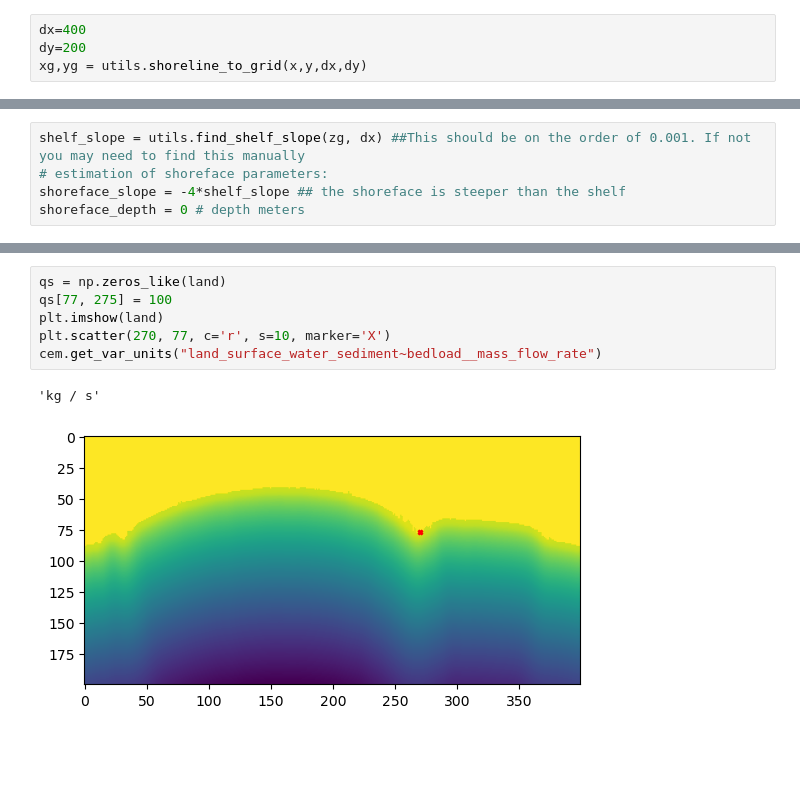
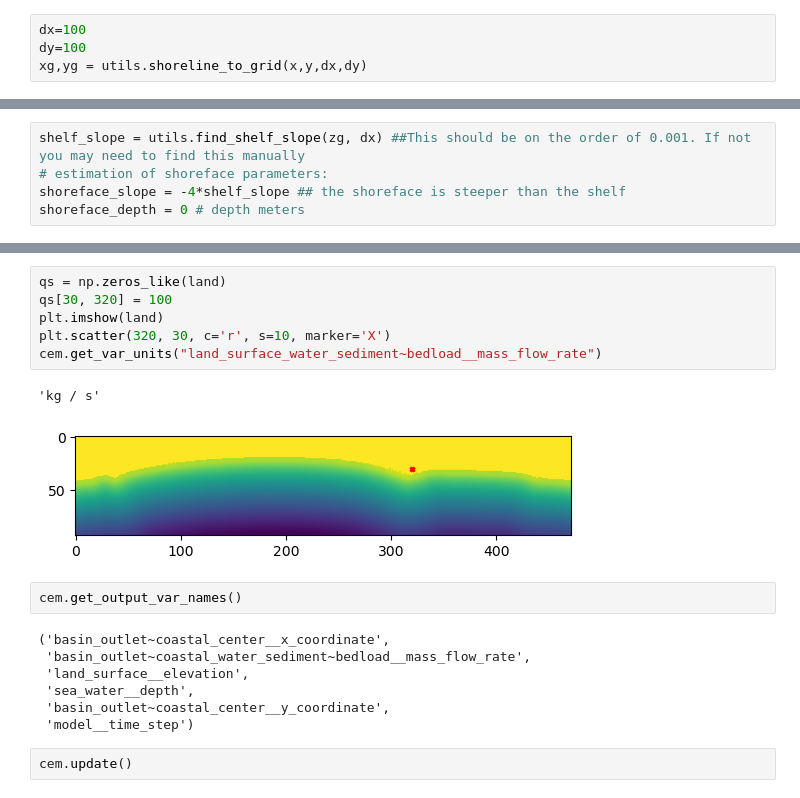
Before and after one commit to csdms-espin/coastal2025, a Jupyter notebook: intermediate_notebooks/rtm_CEM_final_tests.ipynb, the cells around one changed output, grey strips where cells are left out. Cells and saved outputs as stored; diff of their text form; blank space fills up the shorter version.

```diff
--- a/intermediate_notebooks/rtm_CEM_final_tests.ipynb
+++ b/intermediate_notebooks/rtm_CEM_final_tests.ipynb
@@ -54,8 +54,8 @@ plt.scatter(x,y, s=1)
 <matplotlib.collections.PathCollection at 0x...>
 [figure]
 # %%
-dx=400
-dy=200
+dx=100
+dy=100
 xg,yg = utils.shoreline_to_grid(x,y,dx,dy)
 # %%
 A=0.1
@@ -135,9 +135,20 @@ Condition Initial
 # %%
 qs = np.zeros_like(land)
-qs[77, 275] = 100
+qs[30, 320] = 100
 plt.imshow(land)
-plt.scatter(270, 77, c='r', s=10, marker='X')
+plt.scatter(320, 30, c='r', s=10, marker='X')
 cem.get_var_units("land_surface_water_sediment~bedload__mass_flow_rate")
 # %% [output]
 'kg / s'
-[figure, old version]
+[figure, new version]
+# %%
+cem.get_output_var_names()
+# %% [output]
+('basin_outlet~coastal_center__x_coordinate',
+ 'basin_outlet~coastal_water_sediment~bedload__mass_flow_rate',
+ 'land_surface__elevation',
+ 'sea_water__depth',
+ 'basin_outlet~coastal_center__y_coordinate',
+ 'model__time_step')
+# %%
+cem.update()
```
Also changed, not shown: parts of 7 cells of this notebook, 4 other files.
